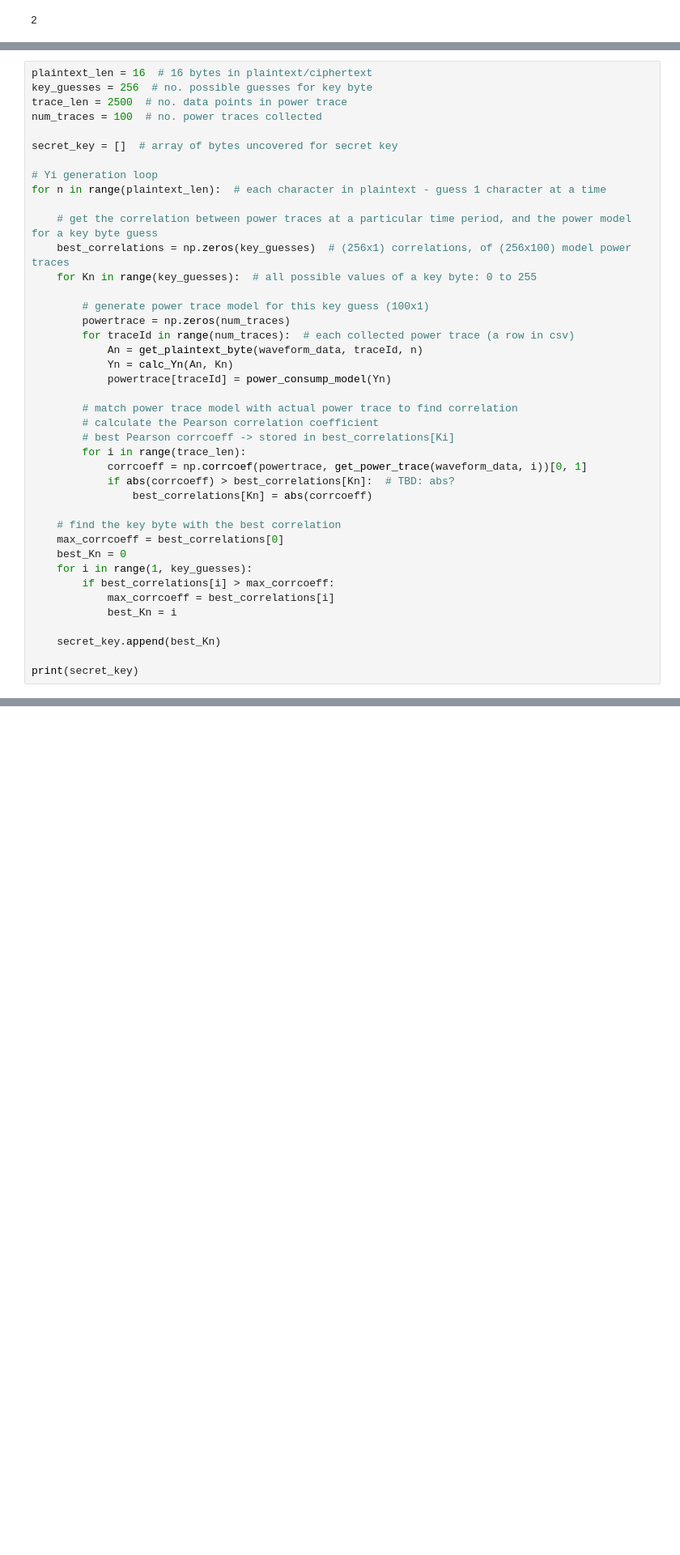
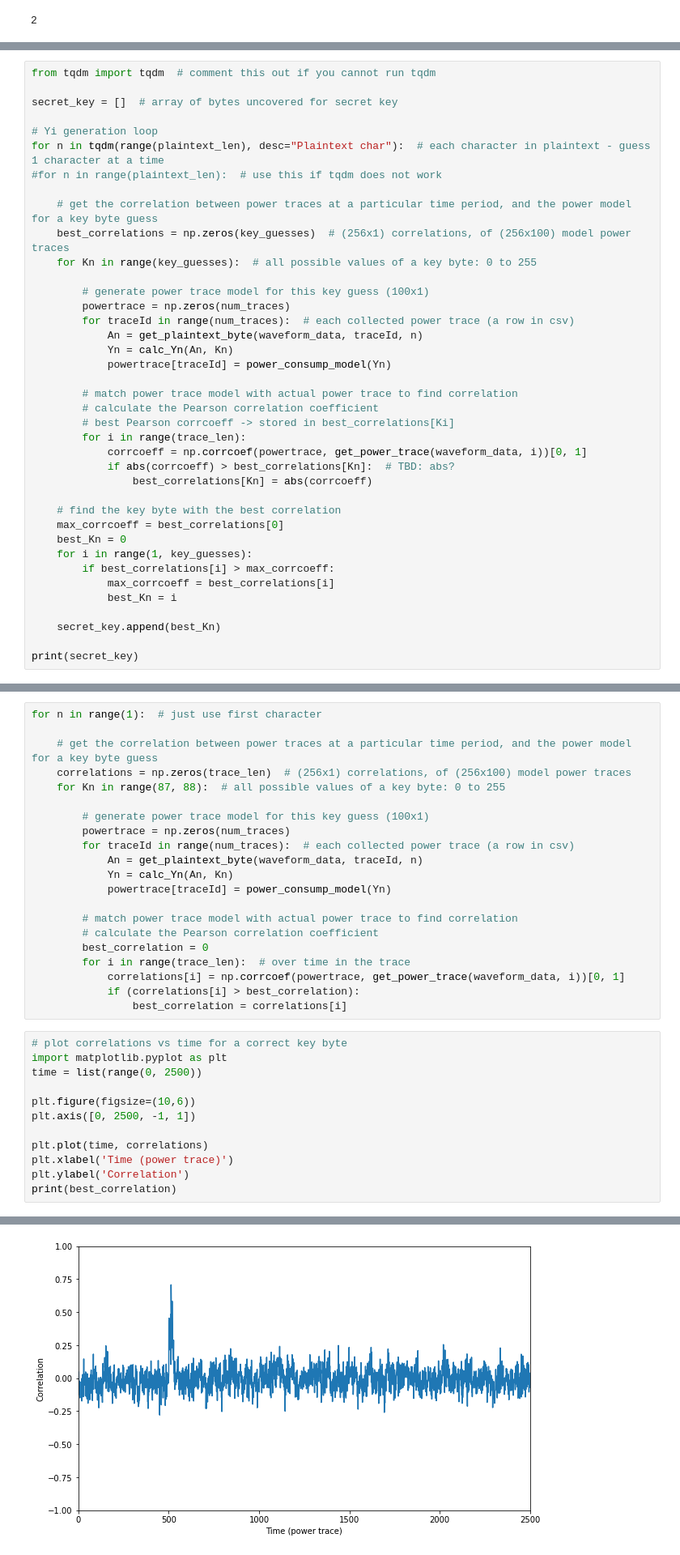
Before and after one commit to djtfoo/CPA_Implementation, a Jupyter notebook: CPA_Codes.ipynb, the cells around one changed output, grey strips where cells are left out. Shown at 81% size. Cells and saved outputs as stored; diff of their text form; blank space fills up the shorter version.

```diff
--- a/CPA_Codes.ipynb
+++ b/CPA_Codes.ipynb
@@ -101,13 +126,11 @@ hamming_weight(3)  # 2
 # %%
-plaintext_len = 16  # 16 bytes in plaintext/ciphertext
-key_guesses = 256  # no. possible guesses for key byte
-trace_len = 2500  # no. data points in power trace
-num_traces = 100  # no. power traces collected
+from tqdm import tqdm  # comment this out if you cannot run tqdm
 
 secret_key = []  # array of bytes uncovered for secret key
 
 # Yi generation loop
-for n in range(plaintext_len):  # each character in plaintext - guess 1 character at a time
+for n in tqdm(range(plaintext_len), desc="Plaintext char"):  # each character in plaintext - guess 1 character at a time
+#for n in range(plaintext_len):  # use this if tqdm does not work
 
     # get the correlation between power traces at a particular time period, and the power model for a key byte guess
     best_correlations = np.zeros(key_guesses)  # (256x1) correlations, of (256x100) model power traces
@@ -143,0 +172,34 @@ print(secret_key)
+# %%
+for n in range(1):  # just use first character
+
+    # get the correlation between power traces at a particular time period, and the power model for a key byte guess
+    correlations = np.zeros(trace_len)  # (256x1) correlations, of (256x100) model power traces
+    for Kn in range(87, 88):  # all possible values of a key byte: 0 to 255
+
+        # generate power trace model for this key guess (100x1)
+        powertrace = np.zeros(num_traces)
+        for traceId in range(num_traces):  # each collected power trace (a row in csv)
+            An = get_plaintext_byte(waveform_data, traceId, n)
+            Yn = calc_Yn(An, Kn)
+            powertrace[traceId] = power_consump_model(Yn)
+
+        # match power trace model with actual power trace to find correlation
+        # calculate the Pearson correlation coefficient
+        best_correlation = 0
+        for i in range(trace_len):  # over time in the trace
+            correlations[i] = np.corrcoef(powertrace, get_power_trace(waveform_data, i))[0, 1]
+            if (correlations[i] > best_correlation):
+                best_correlation = correlations[i]
+# %%
+# plot correlations vs time for a correct key byte
+import matplotlib.pyplot as plt
+time = list(range(0, 2500))
+
+plt.figure(figsize=(10,6))
+plt.axis([0, 2500, -1, 1])
+
+plt.plot(time, correlations)
+plt.xlabel('Time (power trace)')
+plt.ylabel('Correlation')
+print(best_correlation)
+# %% [output]
@@ -143,0 +207 @@ print(secret_key)
+[figure, added]
```
Also changed, not shown: parts of 17 cells of this notebook.
